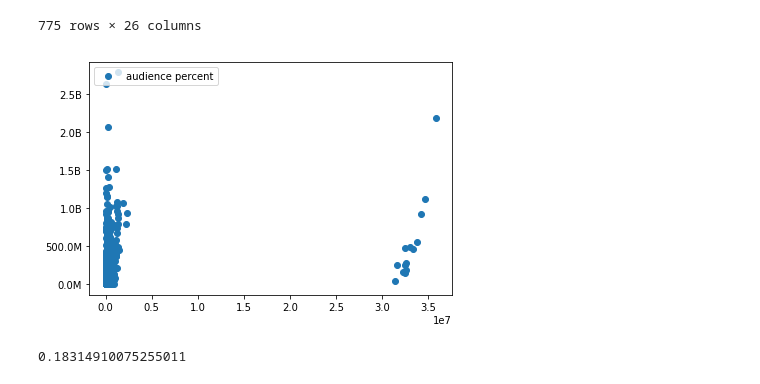
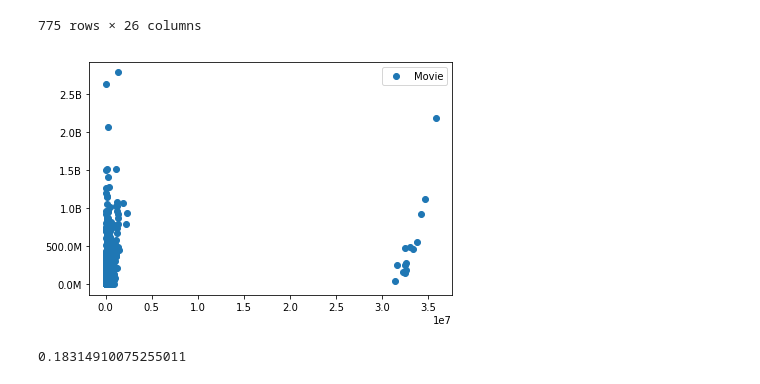
Before and after one commit to parmj/movie_data_analysis, a Jupyter notebook: Basic Correlations.ipynb, the cells around one changed output. Drawn from its saved outputs; the diff is of its cells as text; code cells hidden in the pictures.

Commit message:
Add graph plot images

```diff
--- a/Basic Correlations.ipynb
+++ b/Basic Correlations.ipynb
@@ -75,13 +76,16 @@ wiki_tomato.sort_values(by='audience_ratings', ascending=False)
 # %%
 fig2 = plt.figure()
 ax = fig2.add_subplot(111)
 y_labels = ax.get_yticks()
 ax.yaxis.set_major_formatter(ticker.FuncFormatter(millions))
-ax.scatter(wiki_tomato['audience_ratings'], wiki_tomato['nbox'], marker='o', label='audience percent')
-plt.legend(loc='upper left')
+ax.scatter(wiki_tomato['audience_ratings'], wiki_tomato['nbox'], marker='o', label='Movie')
+ax.set_ylabel = 'Box Office'
+ax.set_xlabel = 'Number of Ratings'
+plt.legend(loc='upper right')
 plt.tight_layout()
+plt.savefig('images/num-audience-reviews-nbox.png', dpi=300)
 # %% [output]
-[figure, old version]
+[figure, new version]
 # %%
 wiki_tomato['audience_ratings'].corr(wiki_tomato['nbox'])
 # %% [output]
```
Also changed, not shown: parts of 1 cell of this notebook, 6 other files.
